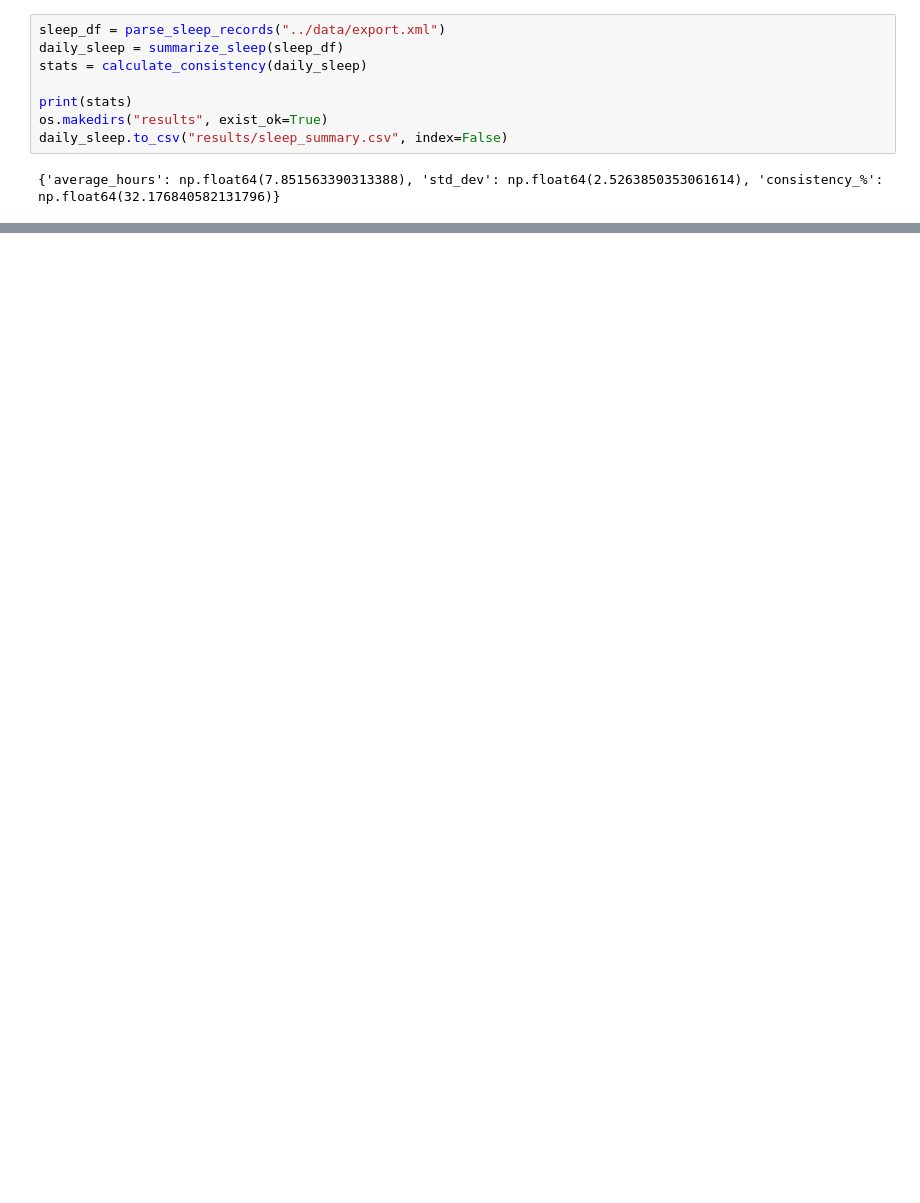
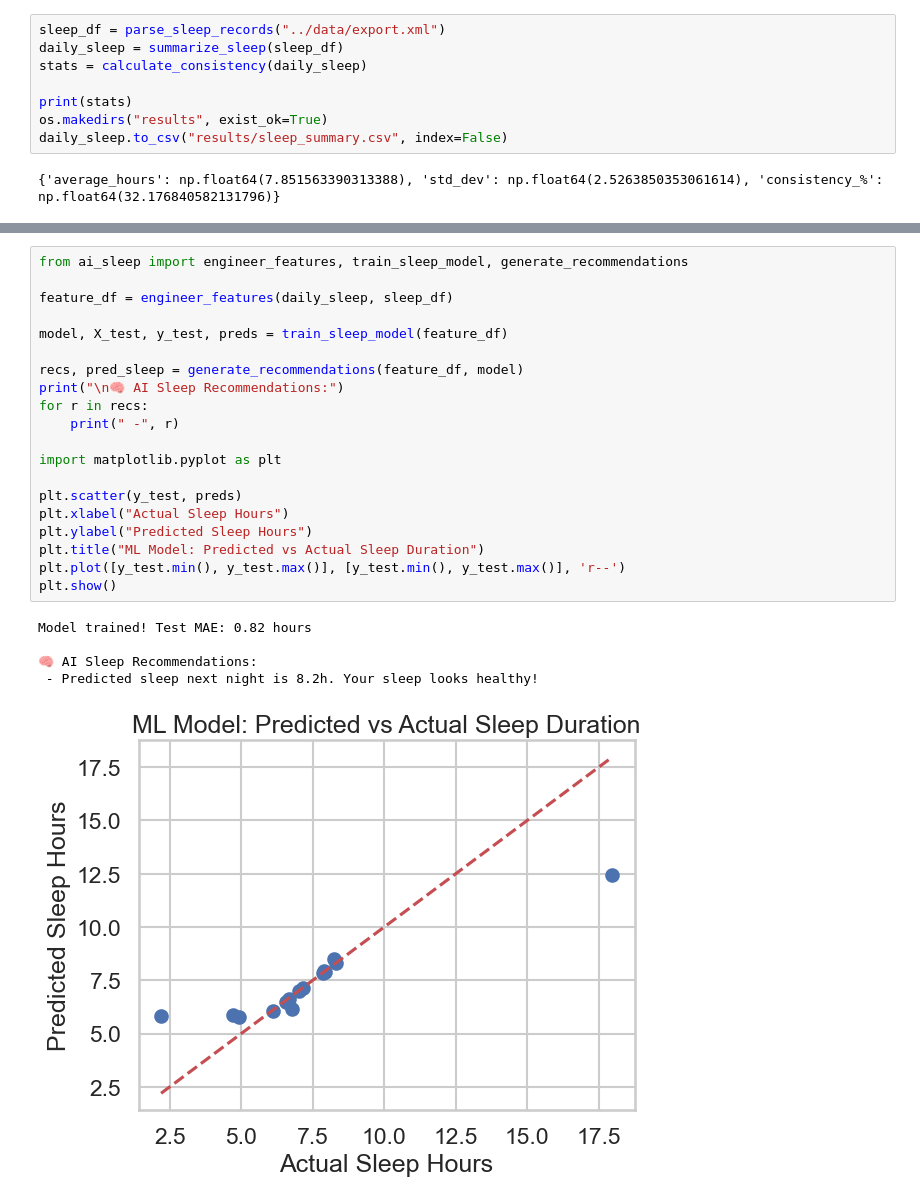
Before and after one commit to shaanstackz/AI-Projects, a Jupyter notebook: Apple Health Sleep Analysis/notebooks/01_sleep_study_analysis.ipynb, the cells around one changed output, grey strips where cells are left out. Drawn from its saved outputs; the diff is of its cells as text; blank space fills up the shorter version.

```diff
--- a/Apple Health Sleep Analysis/notebooks/01_sleep_study_analysis.ipynb
+++ b/Apple Health Sleep Analysis/notebooks/01_sleep_study_analysis.ipynb
@@ -26,0 +34,26 @@ NameError: name 'pd' is not defined
+# %%
+from ai_sleep import engineer_features, train_sleep_model, generate_recommendations
+
+feature_df = engineer_features(daily_sleep, sleep_df)
+
+model, X_test, y_test, preds = train_sleep_model(feature_df)
+
+recs, pred_sleep = generate_recommendations(feature_df, model)
+print("\n🧠 AI Sleep Recommendations:")
+for r in recs:
+    print(" -", r)
+
+import matplotlib.pyplot as plt
+
+plt.scatter(y_test, preds)
+plt.xlabel("Actual Sleep Hours")
+plt.ylabel("Predicted Sleep Hours")
+plt.title("ML Model: Predicted vs Actual Sleep Duration")
+plt.plot([y_test.min(), y_test.max()], [y_test.min(), y_test.max()], 'r--')
+plt.show()
+# %% [output]
+Model trained! Test MAE: 0.82 hours
+
+🧠 AI Sleep Recommendations:
+ - Predicted sleep next night is 8.2h. Your sleep looks healthy!
+[figure, added]
```
Also changed, not shown: parts of 2 cells of this notebook, 1 other file.
